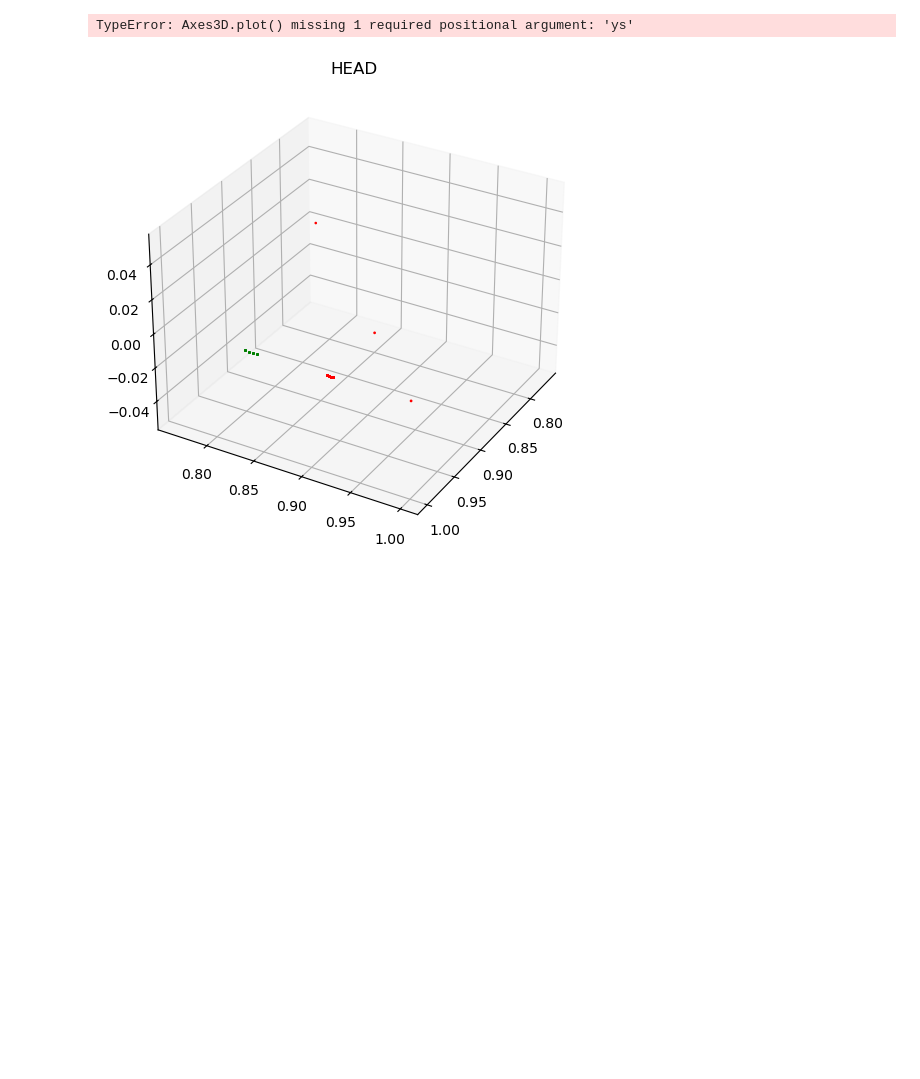
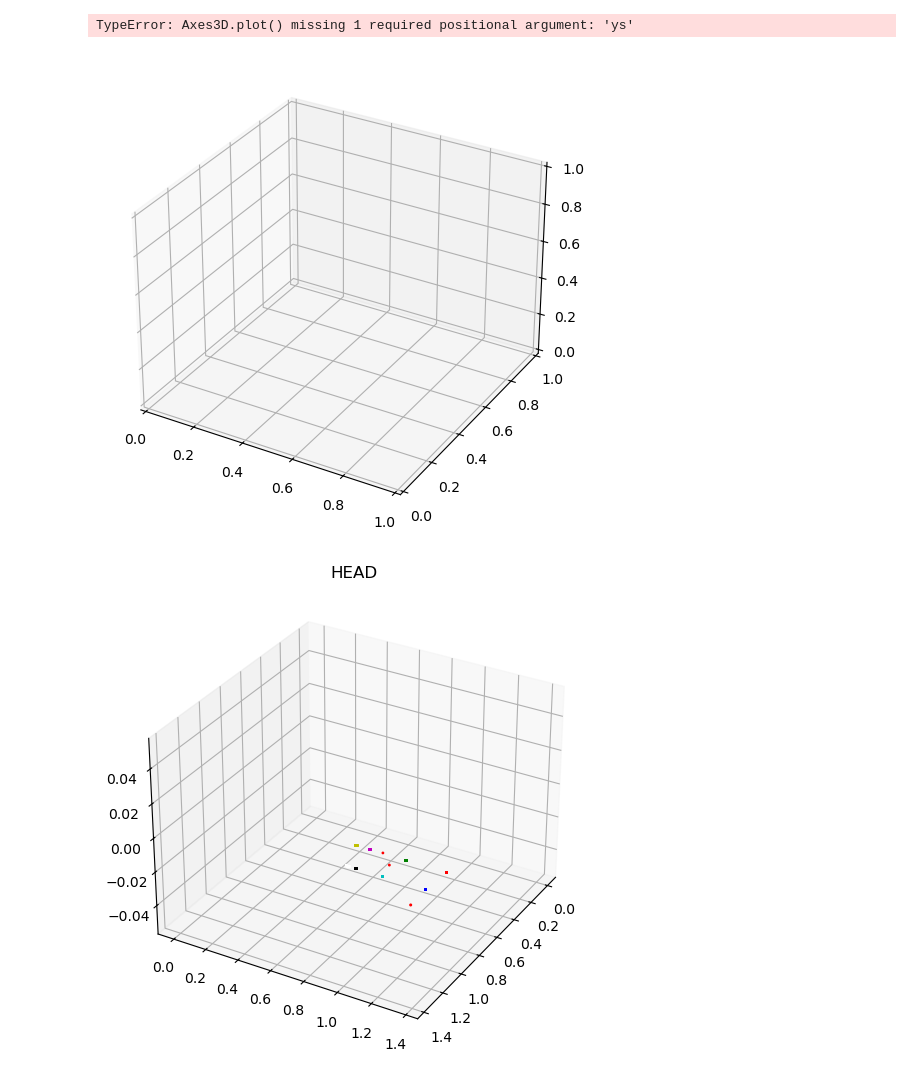
Before and after one commit to GmelaN/seoung_sim, a Jupyter notebook: mobility_visualization.ipynb, the cells around one changed output. Cells and saved outputs as stored; diff of their text form; code cells hidden in the pictures; blank space fills up the shorter version.

Commit message:
etc: test mobility visualization

```diff
--- a/mobility_visualization.ipynb
+++ b/mobility_visualization.ipynb
@@ -10,7 +10,7 @@ import matplotlib.pyplot as plt
 env = simpy.Environment()
 
 # 앞에 애들은 움직이지 않는 애들임
-positions = tuple(BodyPosition)[11:13]
+positions = tuple(BodyPosition)[:]
 mob_helper = MobilityHelper(env)
 
 mobs = []
@@ -36,4 +36,4 @@ def print_info(ev):
     env.schedule(event, priority=NORMAL, delay=0.05)
 
 print_info(env)
-env.run(until=2)
+env.run(until=5)
@@ -58,0 +52,19 @@ tuple((BodyPosition))[:11]
+# %%
+from mpl_toolkits.mplot3d import Axes3D
+import matplotlib.pyplot as plt
+from tqdm import tqdm
+
+# 임의의 mobs_pos 리스트 생성
+# mobs_pos = [...]
+
+colors = ('r', 'g', 'b', 'c', 'm', 'y', 'k', 'w', 'violet', 'purple', 'lavender', 'darkorange', 'crimson', 'darkcyan', 'tomato')
+fig = plt.figure(figsize=(9, 6))
+ax = fig.add_subplot(111, projection='3d')
+
+ax.view_init(elev=30, azim=30)
+
+for i, mob in enumerate(tqdm(mobs_pos)):
+    xs, ys, zs = zip(*mob)  # 각 점의 x, y, z 좌표 분리
+    ax.scatter(xs, ys, zs, color=colors[i % len(colors)], alpha=1)  # 점들 그리기
+
+plt.show()
@@ -59,29 +73,30 @@ tuple((BodyPosition))[:11]
 # %%
 from mpl_toolkits.mplot3d import Axes3D
 
 from tqdm import tqdm
 
-# fig = plt.figure(figsize=(9, 6))
-# ax = fig.add_subplot(111, projection='3d')
+fig = plt.figure(figsize=(9, 6))
+ax = fig.add_subplot(111, projection='3d')
 colors = ('r', 'g', 'b', 'c', 'm', 'y', 'k', 'w', 'violet', 'purple', 'lavender', 'darkorange', 'crimson', 'darkcyan', 'tomato')
 
 fig = plt.figure(figsize=(9, 6))
 ax = fig.add_subplot(111, projection='3d')
 
 ax.view_init(elev=30, azim=30)
 
 for i, mob in enumerate(tqdm(mobs_pos)):
     for x, y, z in mob:
         plt.scatter(x, y, z, color=colors[i], alpha=1)
 
 for idx, mob in enumerate(mobs):
     plt.scatter(mobs_pos[idx][0], mobs_pos[idx][1], mobs_pos[idx][2], color=colors[idx], alpha=1)
     plt.title(BodyPosition(idx).name)
 
     plt.plot(mobs_pos[idx][0], c='r')
     plt.plot(mobs_pos[idx][1], c='g')
     plt.plot(mobs_pos[idx][2], c='b')
 plt.show()
 # %% [output]
 TypeError: Axes3D.plot() missing 1 required positional argument: 'ys'
-[figure, old version]
+[figure, new version]
+[figure, added]
```
Also changed, not shown: parts of 4 cells of this notebook.
